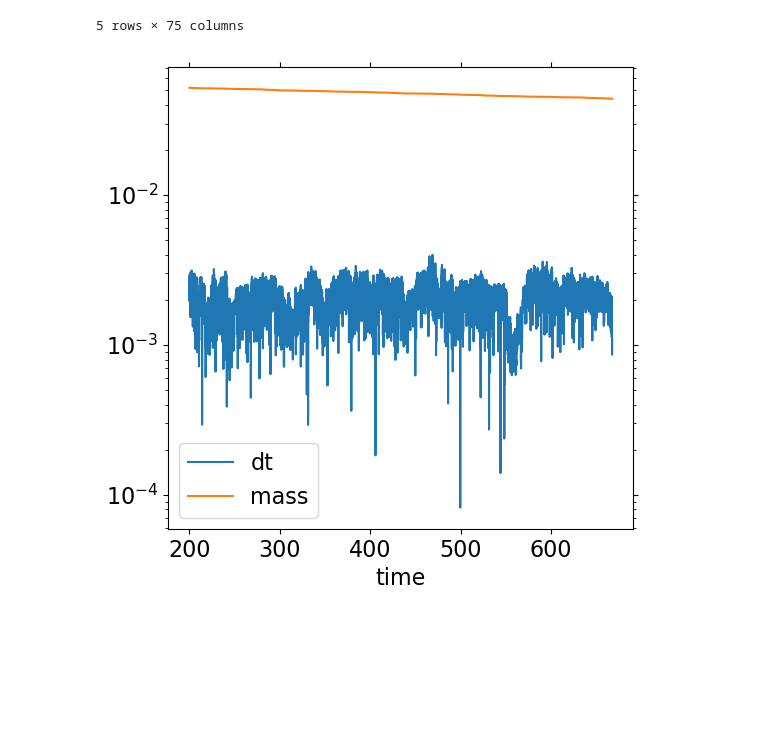
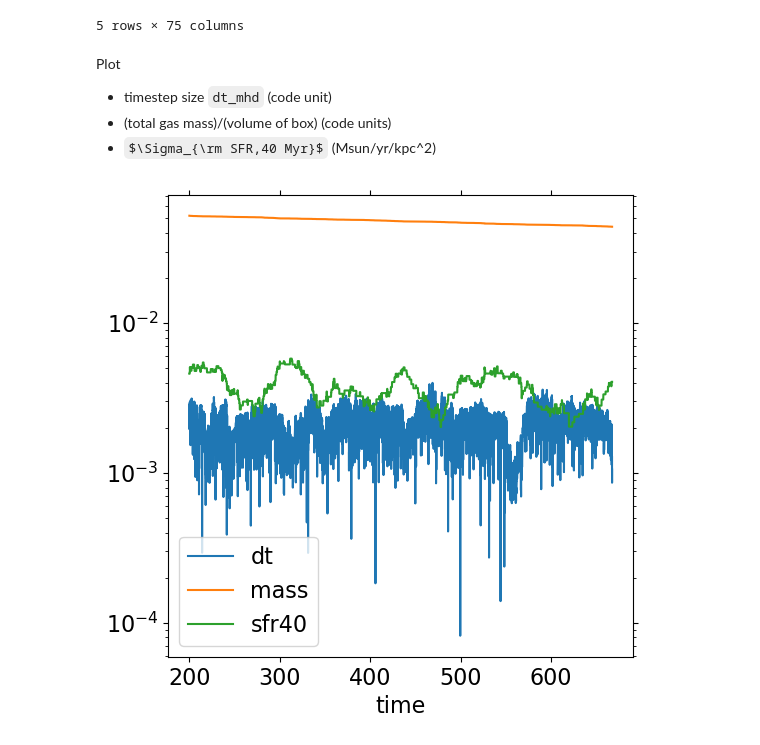
Before and after one commit to jeonggyukim/pyathena, a Jupyter notebook: notebook/quickstart.ipynb, the cells around one changed output. Cells and saved outputs as stored; diff of their text form; code cells hidden in the pictures; some formulas as TeX source; blank space fills up the shorter version.

```diff
--- a/notebook/quickstart.ipynb
+++ b/notebook/quickstart.ipynb
@@ -54,8 +55,8 @@ import sys
 sys.path.insert(0, '..')
 import pyathena as pa
 
-s = pa.LoadSim('/tigress/changgoo/TIGRESS-NCR/R8_8pc_NCR.full.xy2048.eps0.0/',
-               verbose=True)
+basedir = '/tigress/changgoo/TIGRESS-NCR/R8_8pc_NCR.full.xy2048.eps0.0/'
+s = pa.LoadSim(basedir, verbose=True)
 # %% [output]
 [LoadSim-INFO] basedir: /tigress/changgoo/TIGRESS-NCR/R8_8pc_NCR.full.xy2048.eps0.0
 [LoadSim-INFO] savdir: /tigress/changgoo/TIGRESS-NCR/R8_8pc_NCR.full.xy2048.eps0.0
@@ -196,0 +558,5 @@ print(ds.derived_field_list)
+# %%
+from pyathena.tigress_ncr.load_sim_tigress_ncr import LoadSimTIGRESSNCR
+
+s = LoadSimTIGRESSNCR(basedir)
+# s.print_all_properties()
@@ -196,0 +565,2 @@ print(ds.derived_field_list)
+# %%
+s.verbose = 'ERROR'
@@ -196,0 +569,4 @@ print(ds.derived_field_list)
+# %%
+s.savdir = os.path.join(os.path.expanduser('~'), s.basename)
+star = s.read_starpar_all(force_override=True, savdir=s.savdir)
+star.keys()
@@ -226,8 +612,14 @@ h.head()
 | 3 | 200.031582 | 0.002255 | 0.052018 | 24.242892 | -0.010653 | -0.114116 | 0.149309 | 2.036098 | 2.977272 | 3.675242 | ... | ... |
 | 4 | 200.040671 | 0.002297 | 0.052018 | 24.166606 | -0.010648 | -0.114124 | 0.149279 | 2.027186 | 2.970138 | 3.665638 | ... | ... |
 5 rows × 75 columns
+# %% [markdown]
+Plot
+
+- timestep size `dt_mhd` (code unit)
+- (total gas mass)/(volume of box) (code units)
+- $\Sigma_{\rm SFR,40 Myr}$ (Msun/yr/kpc^2)
 # %%
-ax = h.plot('time', y=['dt','mass']) # dt_mhd and gas mass in code units
+ax = h.plot('time', y=['dt','mass', 'sfr40'])
 ax.set_yscale('log')
 # %% [output]
-[figure, old version]
+[figure, new version]
```
Also changed, not shown: parts of 106 cells of this notebook.
